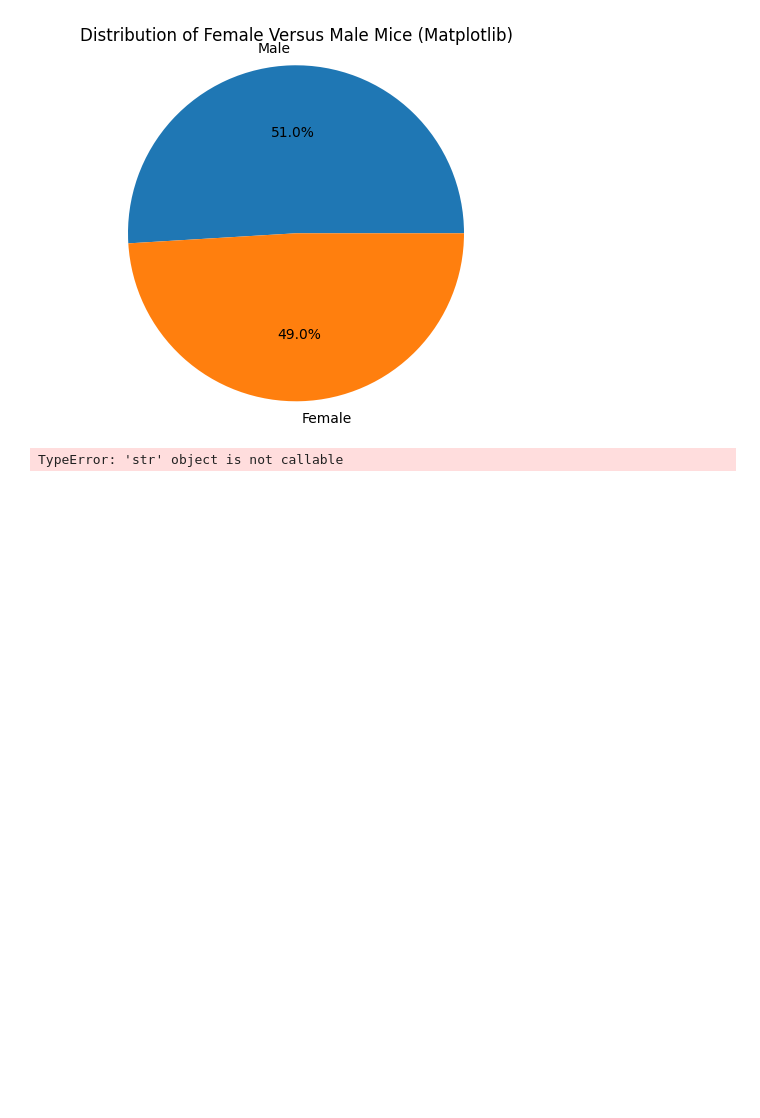
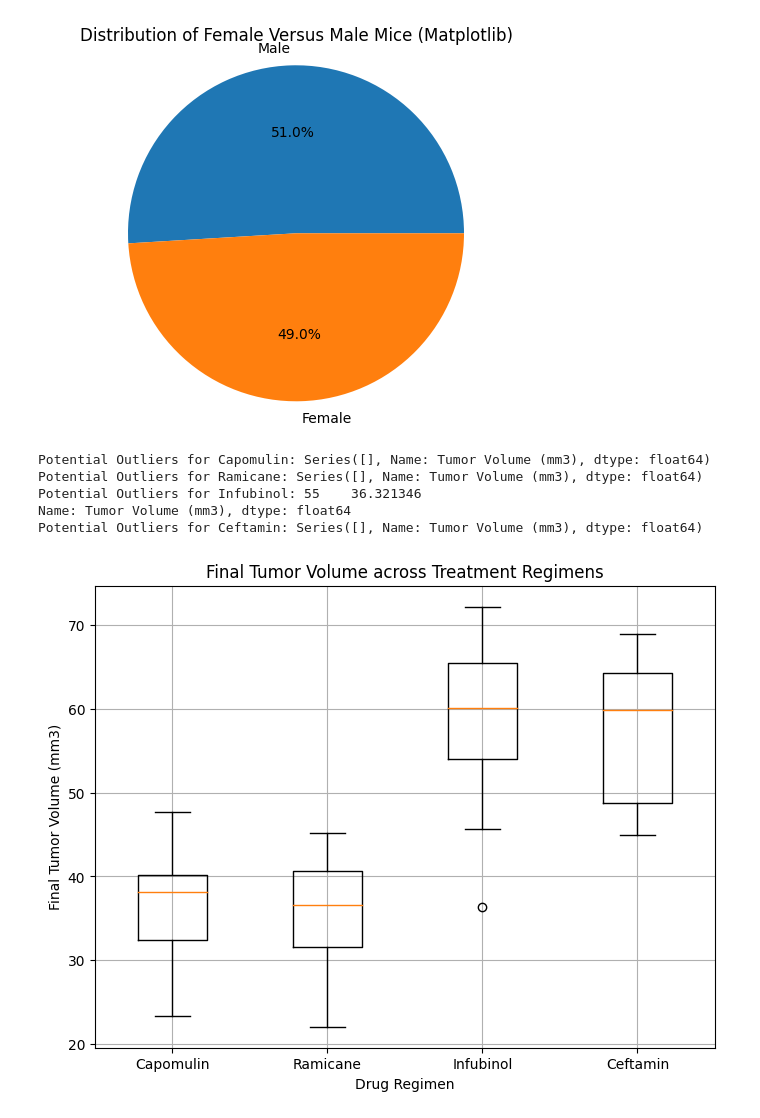
Before and after one commit to Venerann/Pymaceuticals_Challenge, a Jupyter notebook: Code/pymaceuticals.ipynb, the cells around one changed output. Cells and saved outputs as stored; diff of their text form; code cells hidden in the pictures; blank space fills up the shorter version.

```diff
--- a/Code/pymaceuticals.ipynb
+++ b/Code/pymaceuticals.ipynb
@@ -65,30 +66,45 @@ plt.show()
 # Step 6: Calculate the final tumor volume of each mouse for the most promising treatment regimens
 promising_treatments = ["Capomulin", "Ramicane", "Infubinol", "Ceftamin"]
 final_tumor_volume = cleaned_data[cleaned_data["Drug Regimen"].isin(promising_treatments)]
-final_tumor_volume = final_tumor_volume.groupby(["Drug Regimen", "Mouse ID"])["Tumor Volume (mm3)"].last()
+final_tumor_volume = final_tumor_volume.groupby(["Drug Regimen", "Mouse ID"])["Tumor Volume (mm3)"].last().reset_index()
 # %%
 # Step 7: Calculate the quartiles and IQR to find potential outliers
 for drug in promising_treatments:
-    quartiles = final_tumor_volume[drug].quantile([0.25, 0.5, 0.75])
+    # Select the final tumor volume for the current drug from the DataFrame
+    drug_final_tumor_volume = final_tumor_volume[final_tumor_volume["Drug Regimen"] == drug]["Tumor Volume (mm3)"]
+
+    # Calculate the quartiles and IQR for the current drug's final tumor volume
+    quartiles = drug_final_tumor_volume.quantile([0.25, 0.5, 0.75])
     lowerq = quartiles[0.25]
     upperq = quartiles[0.75]
     iqr = upperq - lowerq
     lower_bound = lowerq - (1.5 * iqr)
     upper_bound = upperq + (1.5 * iqr)
 
-    outliers = final_tumor_volume[(final_tumor_volume[drug] < lower_bound) | (final_tumor_volume[drug] > upper_bound)]
+    # Identify potential outliers for the current drug
+    outliers = drug_final_tumor_volume[(drug_final_tumor_volume < lower_bound) | (drug_final_tumor_volume > upper_bound)]
     print(f"Potential Outliers for {drug}: {outliers}")
 # %% [output]
-TypeError: 'str' object is not callable
+Potential Outliers for Capomulin: Series([], Name: Tumor Volume (mm3), dtype: float64)
+Potential Outliers for Ramicane: Series([], Name: Tumor Volume (mm3), dtype: float64)
+Potential Outliers for Infubinol: 55    36.321346
+Name: Tumor Volume (mm3), dtype: float64
+Potential Outliers for Ceftamin: Series([], Name: Tumor Volume (mm3), dtype: float64)
 # %%
 # Step 8: Generate box plots for the final tumor volume across the treatment regimens
+data_by_drug = {}  # Dictionary to store final tumor volume for each drug
+for drug in promising_treatments:
+    data_by_drug[drug] = final_tumor_volume[final_tumor_volume["Drug Regimen"] == drug]["Tumor Volume (mm3)"]
+
 plt.figure(figsize=(8, 6))
-plt.boxplot([final_tumor_volume[drug] for drug in promising_treatments], labels=promising_treatments)
+plt.boxplot(data_by_drug.values(), labels=data_by_drug.keys())
 plt.title("Final Tumor Volume across Treatment Regimens")
 plt.xlabel("Drug Regimen")
 plt.ylabel("Final Tumor Volume (mm3)")
 plt.grid(True)
 plt.show()
+# %% [output]
+[figure, added]
 # %%
 # Step 9: Select a single mouse treated with Capomulin and generate a line plot
 capomulin_data = cleaned_data[cleaned_data["Drug Regimen"] == "Capomulin"]
```
Also changed, not shown: parts of 5 cells of this notebook.
